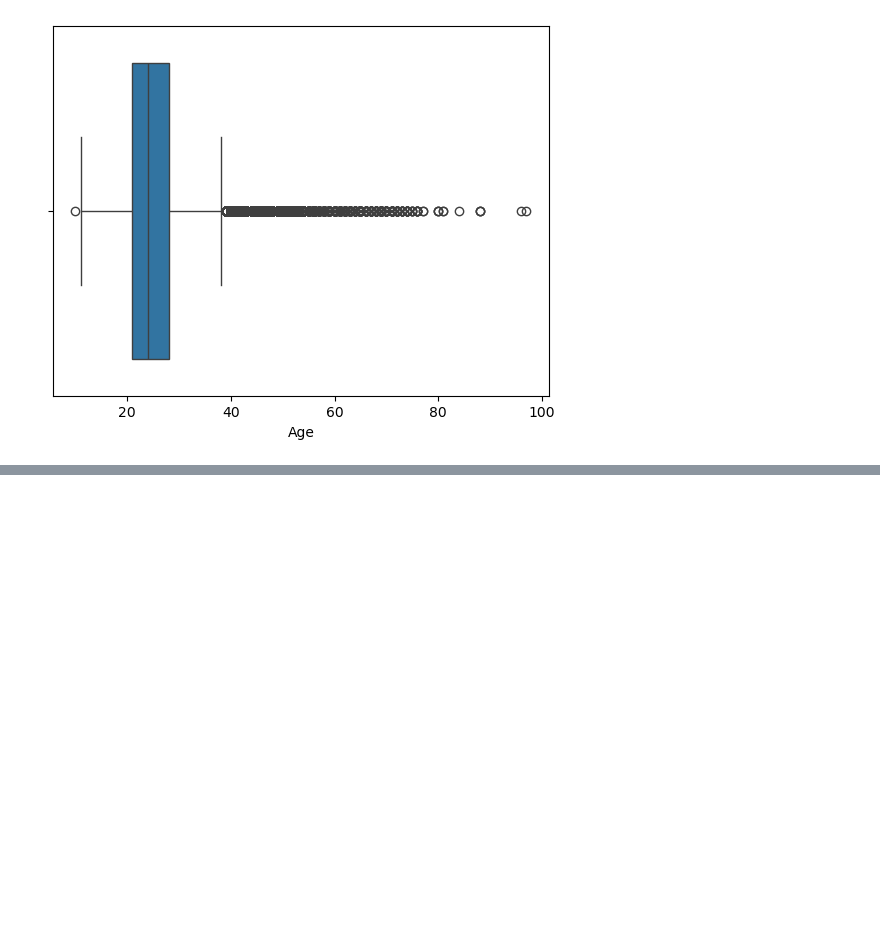
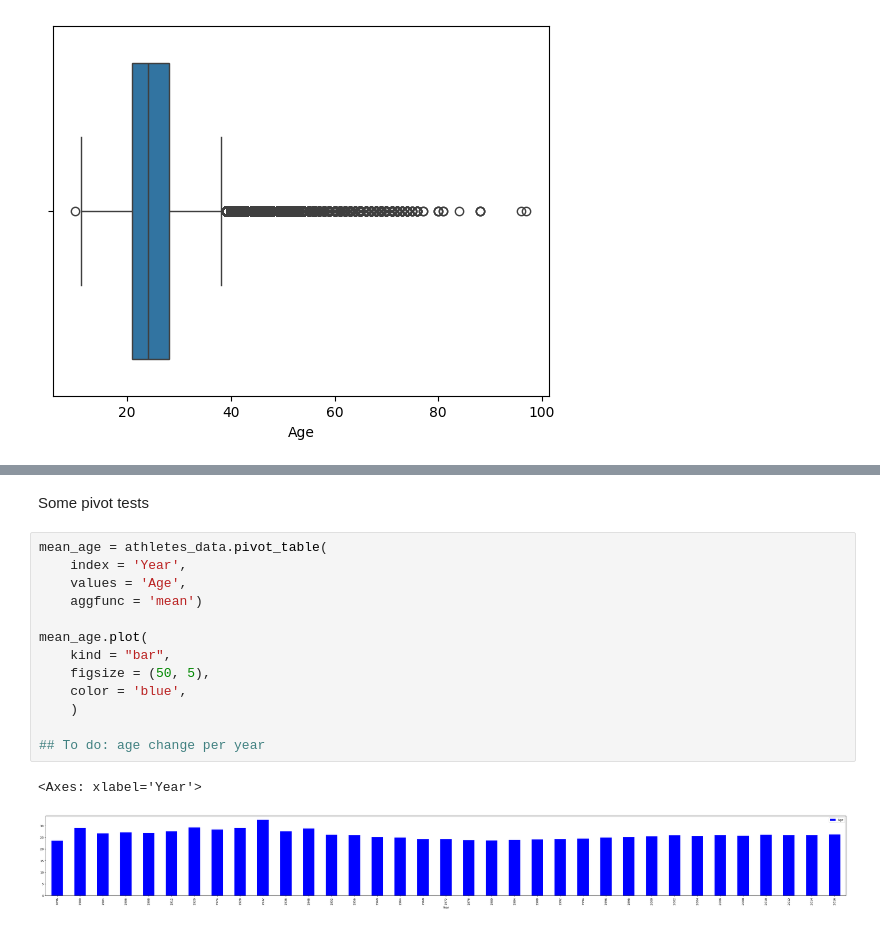
Before and after one commit to njuliann/athlete_events, a Jupyter notebook: athletes.ipynb, the cells around one changed output, grey strips where cells are left out. Cells and saved outputs as stored; diff of their text form; blank space fills up the shorter version.

```diff
--- a/athletes.ipynb
+++ b/athletes.ipynb
@@ -83 +106,19 @@ sns.histplot(athletes_data, x = athletes_data["Age"], hue=athletes_data["Medal"]
+# %% [markdown]
+Some pivot tests
+# %%
+mean_age = athletes_data.pivot_table(
+    index = 'Year',
+    values = 'Age',
+    aggfunc = 'mean')
+
+mean_age.plot(
+    kind = "bar",
+    figsize = (50, 5),
+    color = 'blue',
+    )
+
+## To do: age change per year
+# %% [output]
+<Axes: xlabel='Year'>
+[figure, added]
 # %%
```
Also changed, not shown: parts of 23 cells of this notebook.
